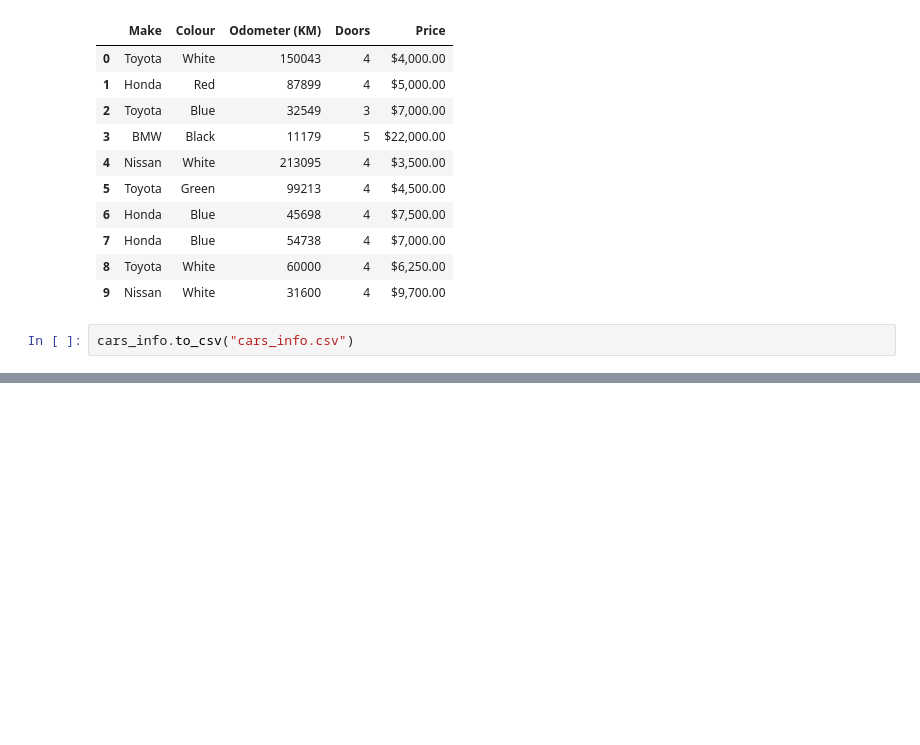
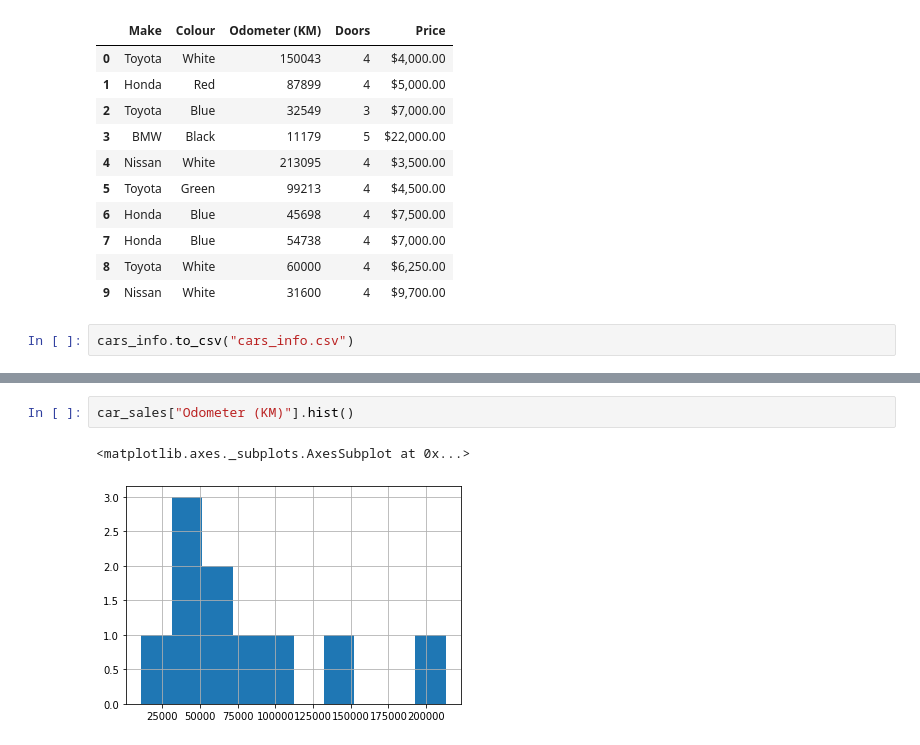
Before and after one commit to asrjy/ml-z2m, a Jupyter notebook: pandas_introduction/pandas_exercise.ipynb, the cells around one changed output, grey strips where cells are left out. Cells and saved outputs as stored; diff of their text form; blank space fills up the shorter version.

```diff
--- a/pandas_introduction/pandas_exercise.ipynb
+++ b/pandas_introduction/pandas_exercise.ipynb
@@ -47,0 +176,5 @@ TypeError: 'Series' object is not callable
+# %%
+car_sales["Odometer (KM)"].hist()
+# %% [output]
+<matplotlib.axes._subplots.AxesSubplot at 0x...>
+[figure, added]
```
Also changed, not shown: parts of 34 cells of this notebook, 1 other file.
